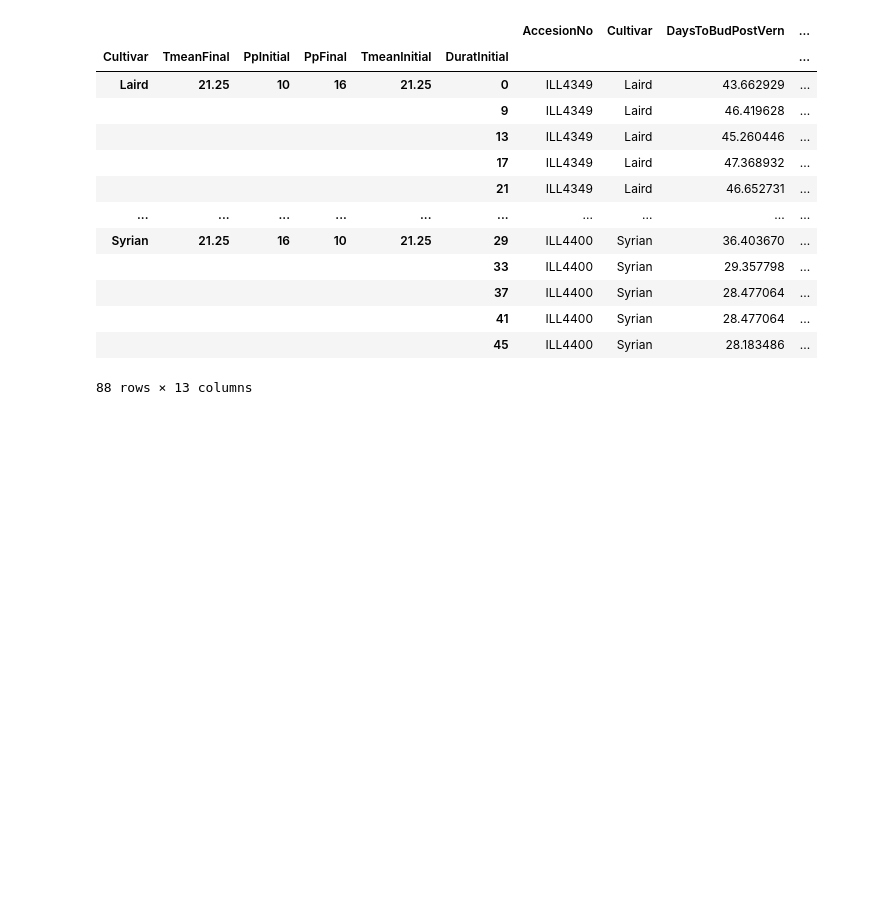
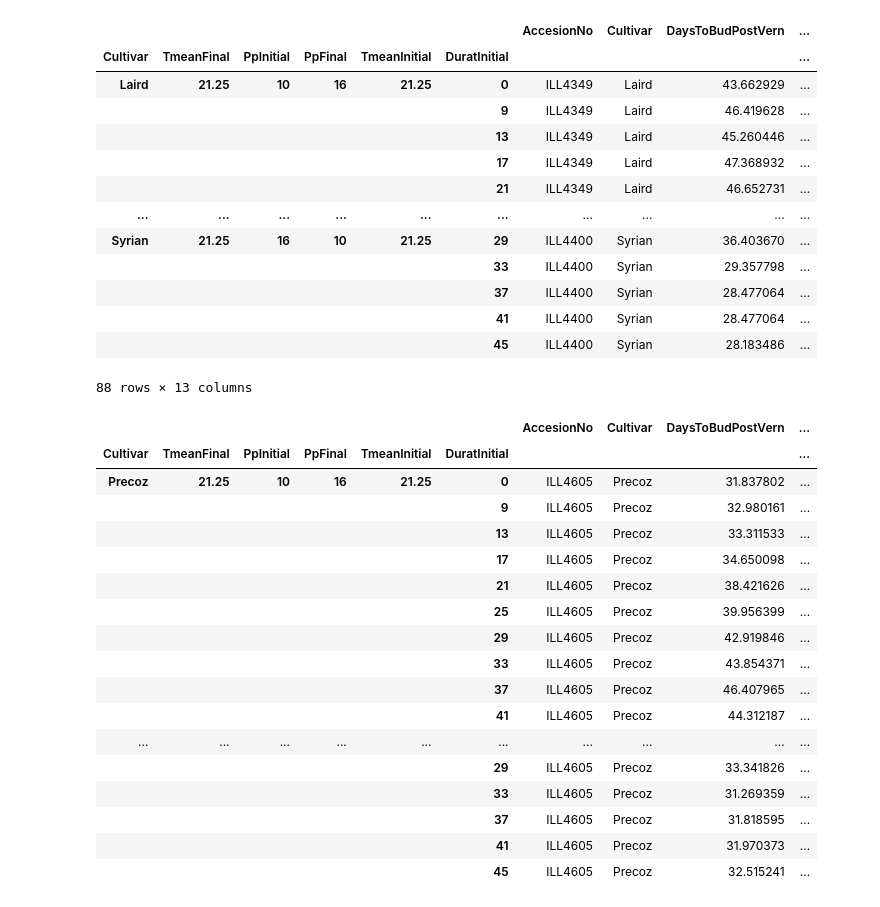
Before and after one commit to PlantandFoodResearch/ApsimX, a Jupyter notebook: Prototypes/Lentil/PhenAnalysis.ipynb, the cells around one changed output. Cells and saved outputs as stored; diff of their text form; code cells hidden in the pictures; blank space fills up the shorter version.

```diff
--- a/Prototypes/Lentil/PhenAnalysis.ipynb
+++ b/Prototypes/Lentil/PhenAnalysis.ipynb
@@ -222,6 +222,29 @@ Roberts86
 |  |  |  |  |  | 41 | ILL4400 | Syrian | 28.477064 | ... |
 |  |  |  |  |  | 45 | ILL4400 | Syrian | 28.183486 | ... |
 88 rows × 13 columns
+# %%
+Roberts86.loc[(Roberts86.Cultivar=='Precoz')&
+              ((Roberts86.PpInitial==16)|(Roberts86.PpInitial==10)),:]#&
+              #((Roberts86.PpFinal==16)|(Roberts86.PpFinal==10)),:]
+# %% [output]
+|  |  |  |  |  |  | AccesionNo | Cultivar | DaysToBudPostVern | ... |
+| Cultivar | TmeanFinal | PpInitial | PpFinal | TmeanInitial | DuratInitial |  |  |  | ... |
+| Precoz | 21.25 | 10 | 16 | 21.25 | 0 | ILL4605 | Precoz | 31.837802 | ... |
+|  |  |  |  |  | 9 | ILL4605 | Precoz | 32.980161 | ... |
+|  |  |  |  |  | 13 | ILL4605 | Precoz | 33.311533 | ... |
+|  |  |  |  |  | 17 | ILL4605 | Precoz | 34.650098 | ... |
+|  |  |  |  |  | 21 | ILL4605 | Precoz | 38.421626 | ... |
+|  |  |  |  |  | 25 | ILL4605 | Precoz | 39.956399 | ... |
+|  |  |  |  |  | 29 | ILL4605 | Precoz | 42.919846 | ... |
+|  |  |  |  |  | 33 | ILL4605 | Precoz | 43.854371 | ... |
+|  |  |  |  |  | 37 | ILL4605 | Precoz | 46.407965 | ... |
+|  |  |  |  |  | 41 | ILL4605 | Precoz | 44.312187 | ... |
+| ... | ... | ... | ... | ... | ... | ... | ... | ... | ... |
+|  |  |  |  |  | 29 | ILL4605 | Precoz | 33.341826 | ... |
+|  |  |  |  |  | 33 | ILL4605 | Precoz | 31.269359 | ... |
+|  |  |  |  |  | 37 | ILL4605 | Precoz | 31.818595 | ... |
+|  |  |  |  |  | 41 | ILL4605 | Precoz | 31.970373 | ... |
+|  |  |  |  |  | 45 | ILL4605 | Precoz | 32.515241 | ... |
 # %%
 Graph = plt.figure(figsize=(5,10))
 pos = 1
```
Also changed, not shown: parts of 1 cell of this notebook, 1 other file.
